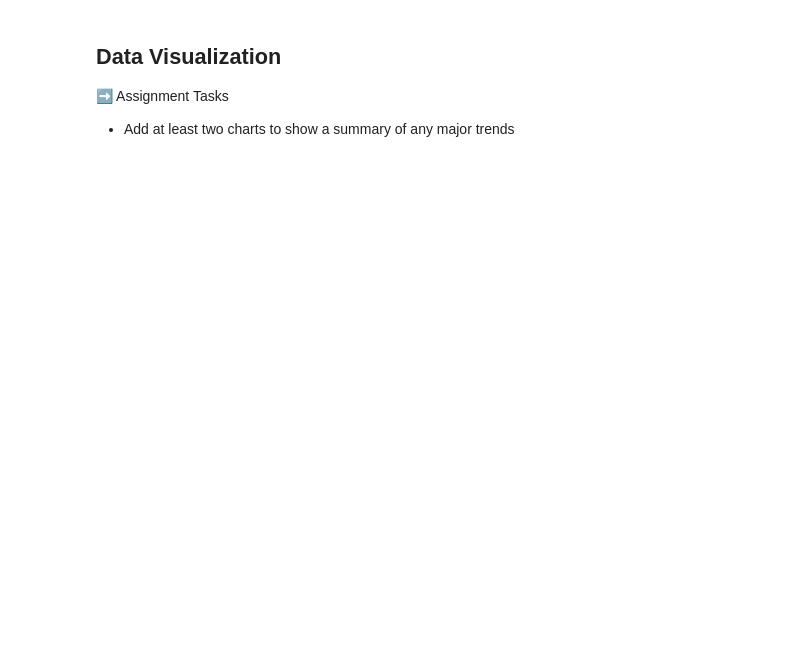
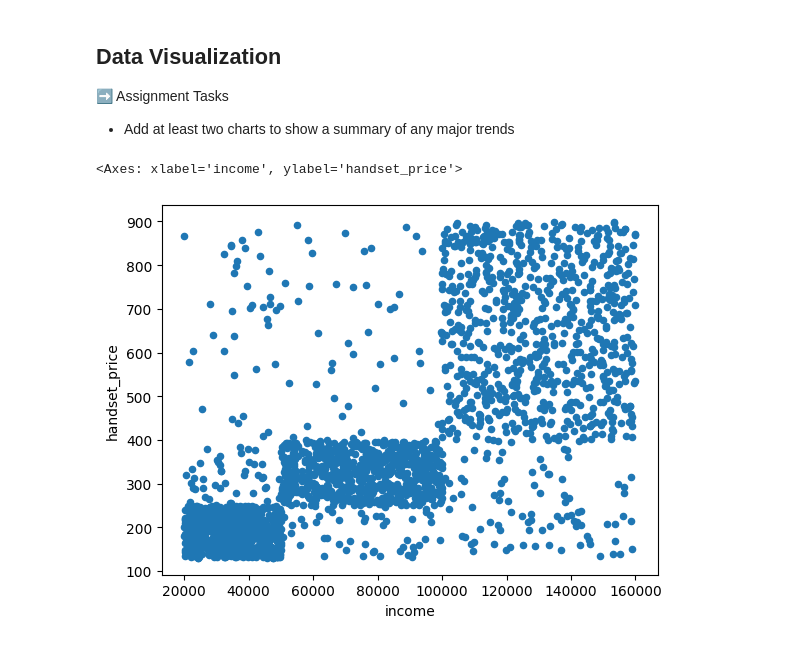
Before and after one commit to BBloxham1/is4487, a Jupyter notebook: Labs/Scripts/lab2_megatelco_intro.ipynb, the cells around one changed output. Saved outputs shown, nothing was run; the diff lists cells and outputs as text; code cells hidden in the pictures; blank space fills up the shorter version.

```diff
--- a/Labs/Scripts/lab2_megatelco_intro.ipynb
+++ b/Labs/Scripts/lab2_megatelco_intro.ipynb
@@ -266,3 +248,9 @@ df_clean.describe()
 
 ➡️ Assignment Tasks
 - Add at least two charts to show a summary of any major trends
+# %%
+# Show correlation of phone price and income
+df_clean.plot.scatter(x='income', y='handset_price')
+# %% [output]
+<Axes: xlabel='income', ylabel='handset_price'>
+[figure, added]
```
Also changed, not shown: parts of 3 cells of this notebook.
